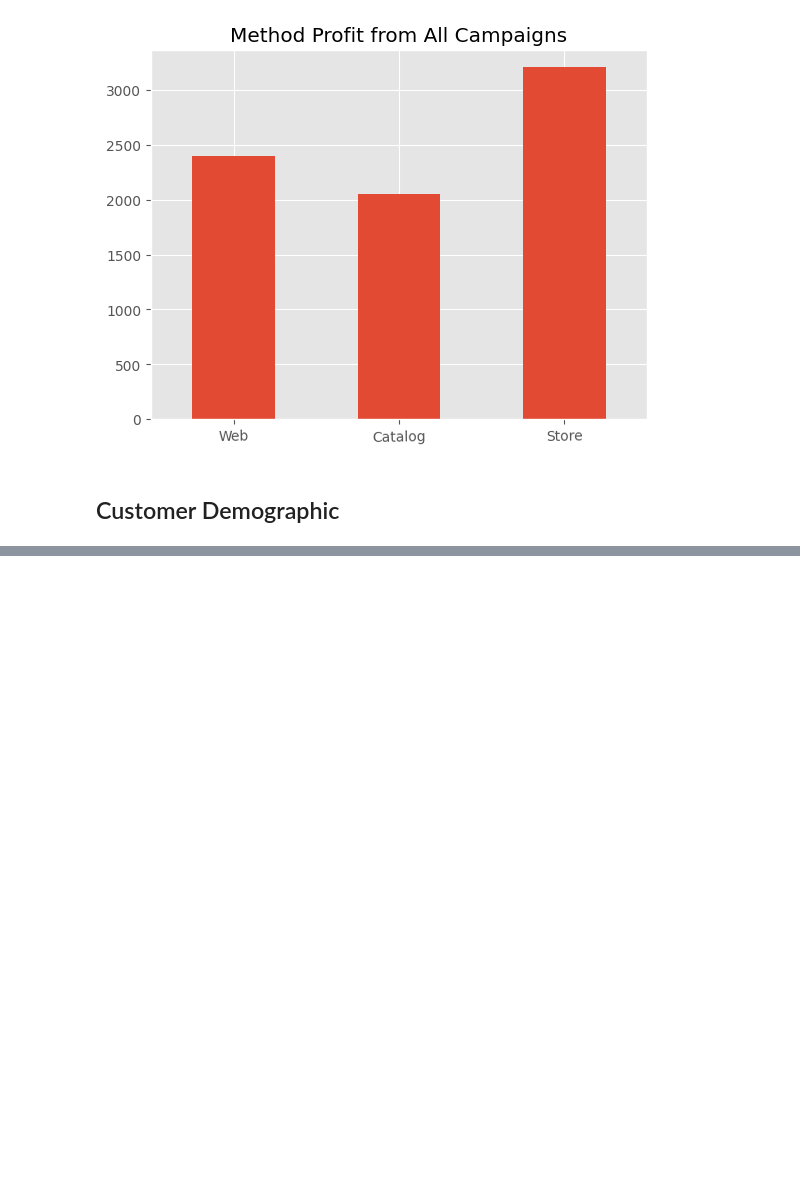
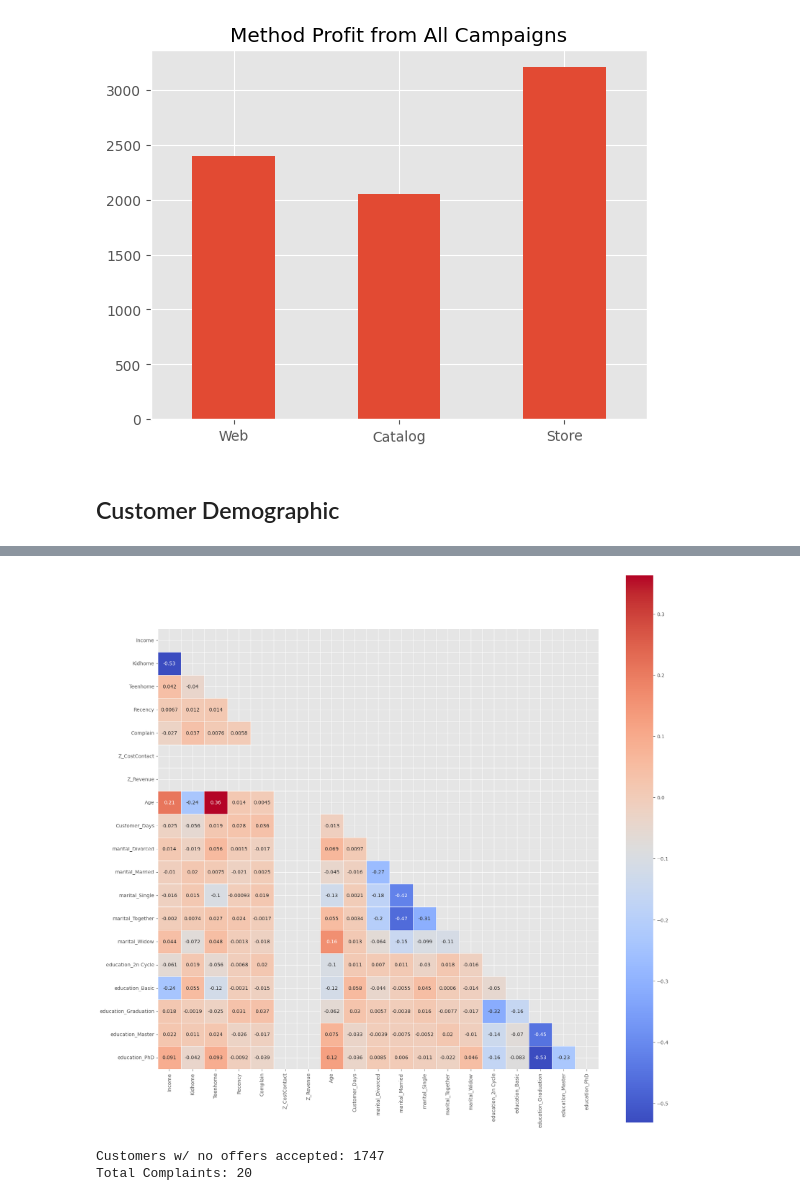
Before and after one commit to DottL/MarketingAnalysis, a Jupyter notebook: MarketingCampaignsAnalysis.ipynb, the cells around one changed output, grey strips where cells are left out. Saved outputs shown, nothing was run; the diff lists cells and outputs as text; code cells hidden in the pictures; blank space fills up the shorter version.

Commit message:
Researched Complaints and added additional Documentation on Notion and via Markdown

```diff
--- a/MarketingCampaignsAnalysis.ipynb
+++ b/MarketingCampaignsAnalysis.ipynb
@@ -205,0 +248,16 @@ plt.show()
+# %%
+#heatmap for complaints
+corr = camp_data[customer].corr()
+mask = np.triu(np.ones_like(corr, dtype=bool))
+plt.figure(figsize=(20, 20))
+
+sns.heatmap(corr, mask=mask, annot=True, cmap='coolwarm', square=True, linewidths=0.5)
+plt.show()
+# %% [output]
+[figure, added]
+# %%
+print("Customers w/ no offers accepted:",camp_data[camp_data['AcceptedCmpOverall'] == 0].shape[0],
+      "\nTotal Complaints:", camp_data[camp_data['Complain'] == 1].shape[0])
+# %% [output]
+Customers w/ no offers accepted: 1747
+Total Complaints: 20
```
Also changed, not shown: parts of 9 cells of this notebook.
